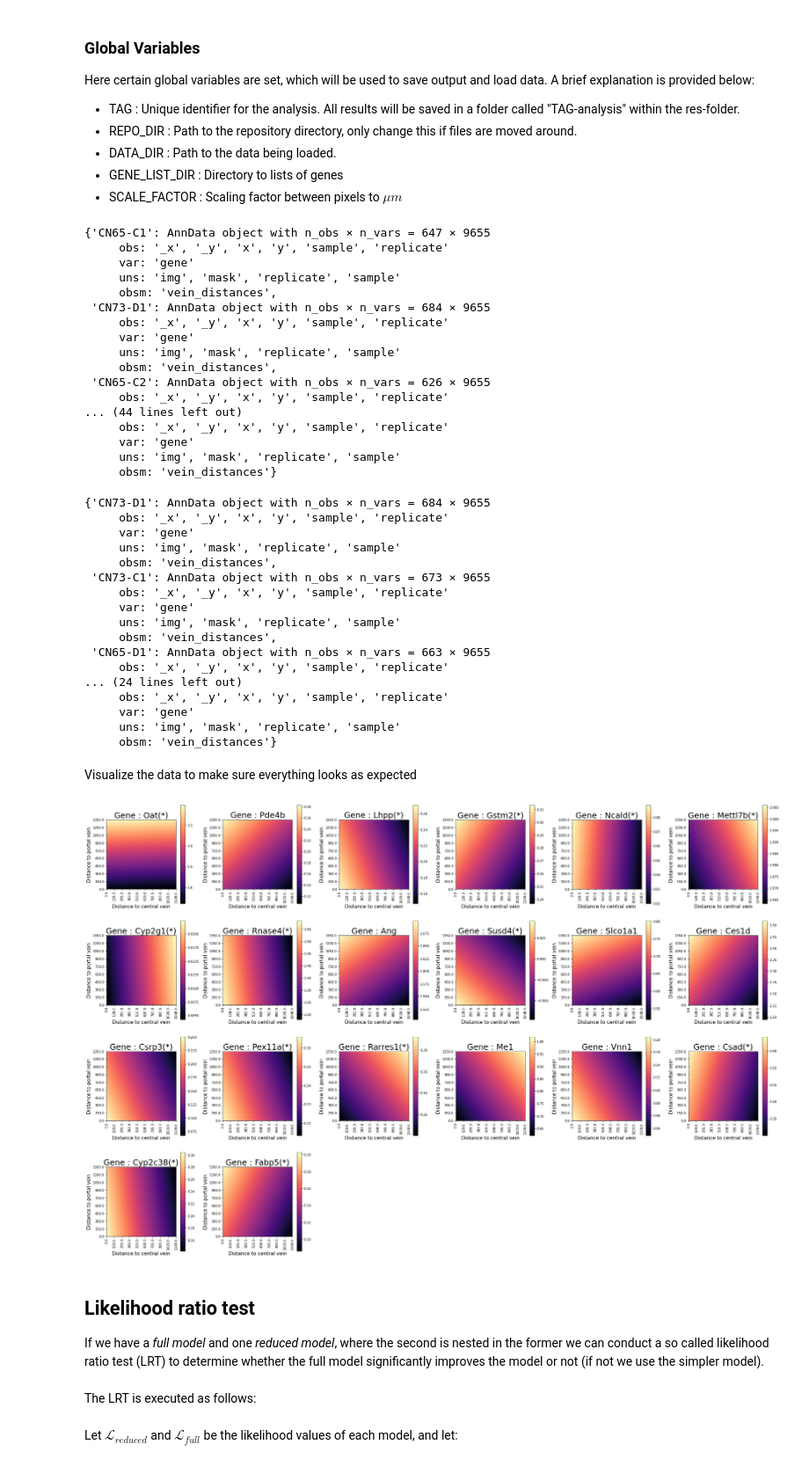
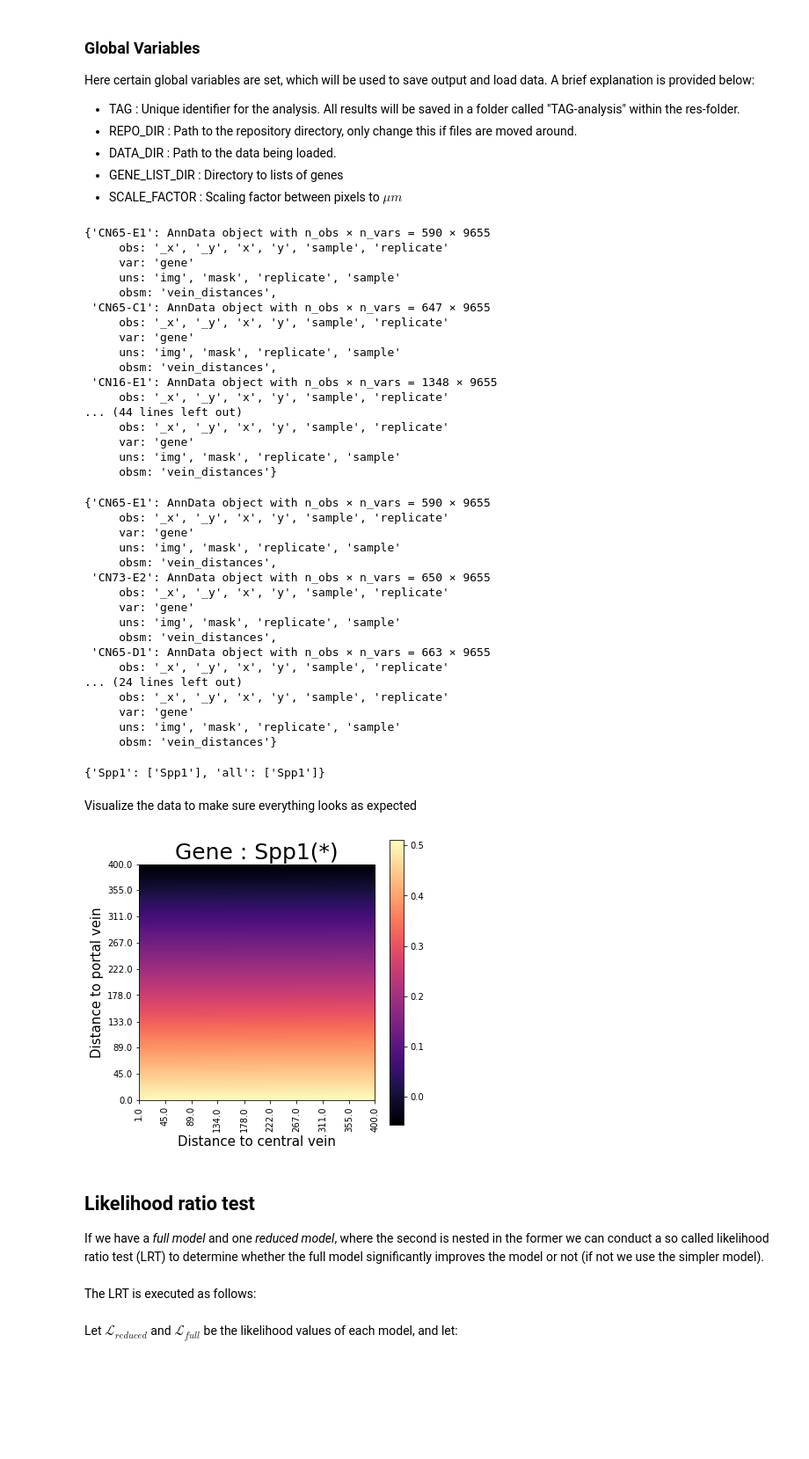
Before and after one commit to almaan/ST-mLiver, a Jupyter notebook: scripts/multivariate-regression.ipynb, the cells around one changed output. Shown: that part at 88% size. Drawn from its saved outputs; the diff is of its cells as text; code cells hidden in the pictures; blank space fills up the shorter version.

```diff
--- a/scripts/multivariate-regression.ipynb
+++ b/scripts/multivariate-regression.ipynb
@@ -73,21 +81,21 @@ Here certain global variables are set, which will be used to save output and loa
 # %%
 
 TAG = re.sub(":| |-|\\.|","",str(datetime.datetime.today()))
-TAG = TAG + "-analysis"
+TAG = TAG + "-analysis-spp"
 
 REPO_DIR = osp.dirname(osp.abspath(os.getcwd()))
-DATA_DIR = osp.join(REPO_DIR,"data/h5ad-cca")
-RESULTS_DIR = osp.join(REPO_DIR,"res",TAG)
+DATA_DIR = osp.join("/Users/franziskahildebrandt/Desktop/PhDprojectFranziskaHildebrandt/ST-liver/uninfectedLiver-sequenced/ankarliver/data/h5ad-cca")
+RESULTS_DIR = osp.join(REPO_DIR,"res/bivariate_res/ans_4",TAG)
 
 if not osp.exists(RESULTS_DIR):
     os.mkdir(RESULTS_DIR)
 
-GENE_LIST_DIR = osp.join(REPO_DIR,"data/gene-lists/2d-plots/")
+GENE_LIST_DIR = osp.join(REPO_DIR,"data/gene-lists/ans_4")
 
 
-SCALE_FACTOR = 2.801
+SCALE_FACTOR = 2.8
 
-SAVE_RESULTS = False
+SAVE_RESULTS = True
 # %%
 # Get data paths
 PTHS = list(filter(lambda x: x.endswith("h5ad"),os.listdir(DATA_DIR)))
@@ -99,17 +107,17 @@ data_set = dict((new_names[k],d) for k,d in data_set.items())
 
 data_set
 # %% [output]
-{'CN65-C1': AnnData object with n_obs × n_vars = 647 × 9655
+{'CN65-E1': AnnData object with n_obs × n_vars = 590 × 9655
      obs: '_x', '_y', 'x', 'y', 'sample', 'replicate'
      var: 'gene'
      uns: 'img', 'mask', 'replicate', 'sample'
      obsm: 'vein_distances',
- 'CN73-D1': AnnData object with n_obs × n_vars = 684 × 9655
+ 'CN65-C1': AnnData object with n_obs × n_vars = 647 × 9655
      obs: '_x', '_y', 'x', 'y', 'sample', 'replicate'
      var: 'gene'
      uns: 'img', 'mask', 'replicate', 'sample'
      obsm: 'vein_distances',
- 'CN65-C2': AnnData object with n_obs × n_vars = 626 × 9655
+ 'CN16-E1': AnnData object with n_obs × n_vars = 1348 × 9655
      obs: '_x', '_y', 'x', 'y', 'sample', 'replicate'
 ... (44 lines left out)
      obs: '_x', '_y', 'x', 'y', 'sample', 'replicate'
@@ -124,12 +132,12 @@ for ex in exclude:
 
 data_set
 # %% [output]
-{'CN73-D1': AnnData object with n_obs × n_vars = 684 × 9655
+{'CN65-E1': AnnData object with n_obs × n_vars = 590 × 9655
      obs: '_x', '_y', 'x', 'y', 'sample', 'replicate'
      var: 'gene'
      uns: 'img', 'mask', 'replicate', 'sample'
      obsm: 'vein_distances',
- 'CN73-C1': AnnData object with n_obs × n_vars = 673 × 9655
+ 'CN73-E2': AnnData object with n_obs × n_vars = 650 × 9655
      obs: '_x', '_y', 'x', 'y', 'sample', 'replicate'
      var: 'gene'
      uns: 'img', 'mask', 'replicate', 'sample'
@@ -143,14 +151,18 @@ data_set
      obsm: 'vein_distances'}
 # %%
 genes = ut.load_genelist(GENE_LIST_DIR,
-                         filter_tag = "pc_",
+                         filter_tag = "Spp",
                         )
+# %%
+genes
+# %% [output]
+{'Spp1': ['Spp1'], 'all': ['Spp1']}
 # %% [markdown]
 Visualize the data to make sure everything looks as expected
 # %%
 n_genes = len(genes["all"])
 
-fig,ax  = viz.get_figure(n_elements=n_genes,n_cols = 6,side_size=5)
+fig,ax  = viz.get_figure(n_elements=n_genes,n_cols = 5,side_size=5)
 
 ax = ax.flatten()
 alpha = 0.05
@@ -161,40 +173,41 @@ plt_idx = 0
 for ii,gene in enumerate(genes["all"]):
     ys = []
     xs = []
-    THRS = 500
+    THRS = 143
 
     for k,data in enumerate(data_set.values()):
         if not gene in data.var.index.values:
             continue
         _y = data.obs_vector(gene)
         _x = data.obsm["vein_distances"][["dist_type_central","dist_type_portal"]].values
-        keep = np.min(_x,axis=1) < THRS
+        keep = np.max(_x,axis=1) < THRS
         _x = _x[keep,:]
         _y = _y[keep]
         ys.append(_y)
         xs.append(_x)
 
     if len(xs)> 0:
         ys = np.concatenate(ys)
         xs = np.concatenate(xs,axis=0)
         xs = np.hstack((np.ones((xs.shape[0],1)),xs))
 
         ll = viz.bivariate_expression_plot(ax[plt_idx],
                                            data = [xs,ys],
                                            feature = gene,
                                            feature_name = "Gene",
                                            cmap = plt.cm.magma,
+                                           distance_scale_factor = 2.8,
                                           )
 
         likelihoods[gene] = ll
         plt_idx += 1
 
 fig.tight_layout()
 if SAVE_RESULTS:
     fig.savefig(osp.join(RESULTS_DIR,"feature-by-distance-ratio.svg"),
                 facecolor = "white", dpi = 600)
 # %% [output]
-[figure, old version]
+[figure, new version]
 # %% [markdown]
 ## Likelihood ratio test
 
```
Also changed, not shown: parts of 5 cells of this notebook, 6 other files.
